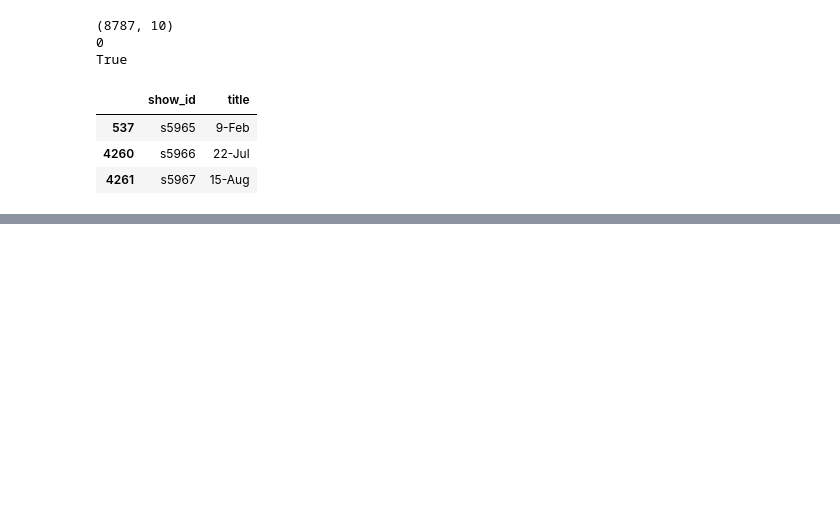
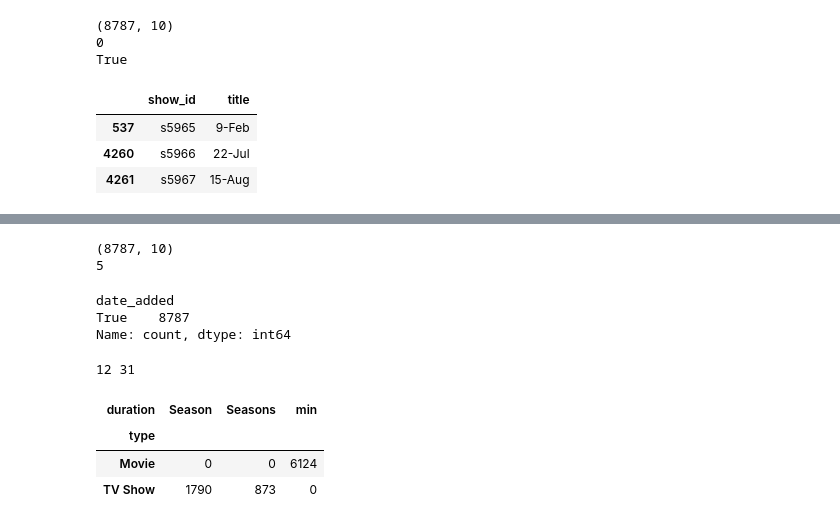
Before and after one commit to IrafashCactus/auspify-netflix-data-science, a Jupyter notebook: notebooks/01_data_cleaning.ipynb, the cells around one changed output, grey strips where cells are left out. Cells and saved outputs as stored; diff of their text form; code cells hidden in the pictures; blank space fills up the shorter version.

```diff
--- a/notebooks/01_data_cleaning.ipynb
+++ b/notebooks/01_data_cleaning.ipynb
@@ -149,0 +172,25 @@ True
+# %%
+print(df_clean.shape)
+print(df_clean["title"].isin(["9-Feb", "15-Aug", "22-Jul", "SPF-18", "1-Oct"]).sum())
+# %% [output]
+(8787, 10)
+5
+# %%
+df_clean["date_added"].str.match(r"^\d{1,2}/\d{1,2}/\d{4}$").value_counts()
+# %% [output]
+date_added
+True    8787
+Name: count, dtype: int64
+# %%
+parts = df_clean["date_added"].str.split("/", expand=True).astype(int)
+print(parts[0].max(), parts[1].max())
+# %% [output]
+12 31
+# %%
+df_clean["duration"].str.split(" ").str[1].value_counts()
+pd.crosstab(df_clean["type"], df_clean["duration"].str.split(" ").str[1])
+# %% [output]
+| duration | Season | Seasons | min |
+| type |  |  |  |
+| Movie | 0 | 0 | 6124 |
+| TV Show | 1790 | 873 | 0 |
```
Also changed, not shown: parts of 9 cells of this notebook, 4 other files.
